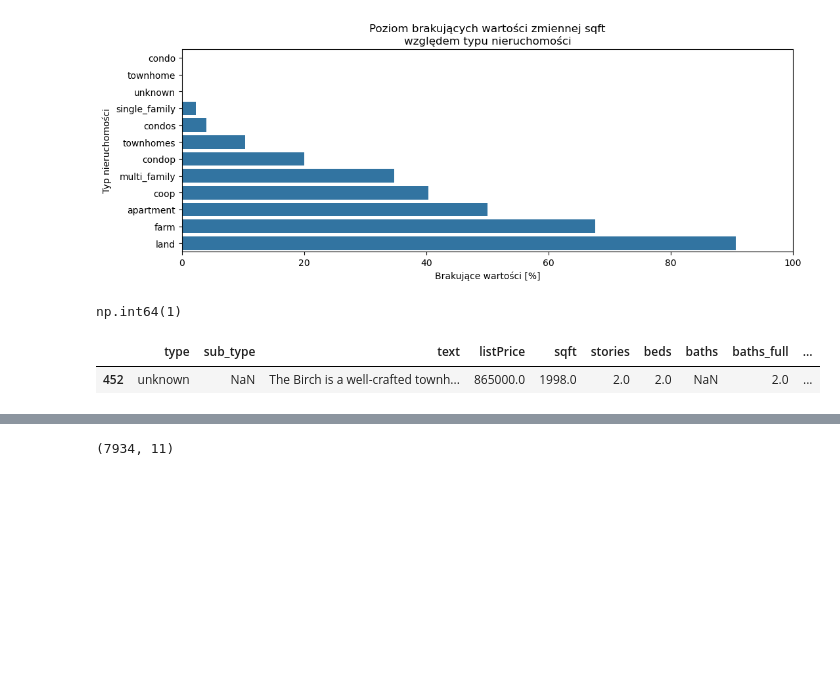
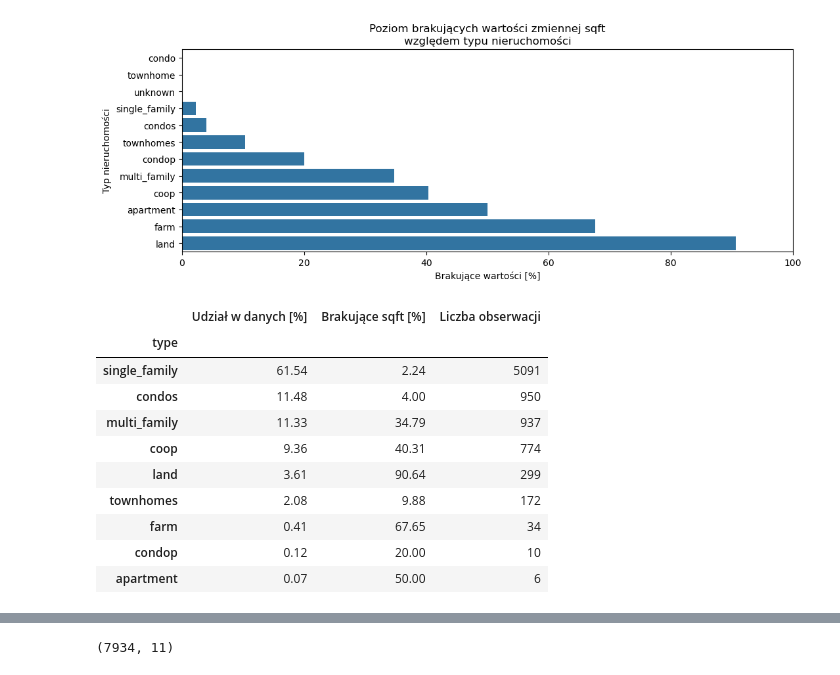
Before and after one commit to Dinfea/real-estate-ny-project, a Jupyter notebook: notebooks/01_data_preparation.ipynb, the cells around one changed output, grey strips where cells are left out. Cells and saved outputs as stored; diff of their text form; code cells hidden in the pictures; blank space fills up the shorter version.

```diff
--- a/notebooks/01_data_preparation.ipynb
+++ b/notebooks/01_data_preparation.ipynb
@@ -121,23 +121,46 @@ plt.show()
 [figure]
 # %%
 # ============================================================
-# Liczba rekordów typu 'unknown'
+# Podsumowanie brakujących wartości względem typu nieruchomości
 # ============================================================
 
-(df_model["type"] == "unknown").sum()
+type_summary = pd.DataFrame({
+    "Udział w danych [%]": (
+        df_model["type"]
+        .value_counts(normalize=True) * 100
+    ),
+
+    "Brakujące sqft [%]": (
+        df_model
+        .groupby("type")["sqft"]
+        .apply(lambda x: x.isnull().mean() * 100)
+    ),
+
+    "Liczba obserwacji": (
+        df_model["type"]
+        .value_counts()
+    )
+})
+
+type_summary = (
+    type_summary
+    .round(2)
+    .sort_values(
+        by="Udział w danych [%]",
+        ascending=False
+    )
+)
+
+type_summary
 # %% [output]
-np.int64(1)
+|  | Udział w danych [%] | Brakujące sqft [%] | Liczba obserwacji |
+| type |  |  |  |
+| single_family | 61.54 | 2.24 | 5091 |
+| condos | 11.48 | 4.00 | 950 |
+| multi_family | 11.33 | 34.79 | 937 |
+| coop | 9.36 | 40.31 | 774 |
+| land | 3.61 | 90.64 | 299 |
+| townhomes | 2.08 | 9.88 | 172 |
+| farm | 0.41 | 67.65 | 34 |
+| condop | 0.12 | 20.00 | 10 |
+| apartment | 0.07 | 50.00 | 6 |
-# %%
-
-# ============================================================
-# Podgląd rekordów typu 'unknown'
-# ============================================================
-
-unknown_properties = df_model[
-    df_model["type"] == "unknown"
-]
-
-unknown_properties.head()
-# %% [output]
-|  | type | sub_type | text | listPrice | sqft | stories | beds | baths | baths_full | ... |
-| 452 | unknown | NaN | The Birch is a well-crafted townh... | 865000.0 | 1998.0 | 2.0 | 2.0 | NaN | 2.0 | ... |
```
Also changed, not shown: parts of 4 cells of this notebook, 2 other files.
